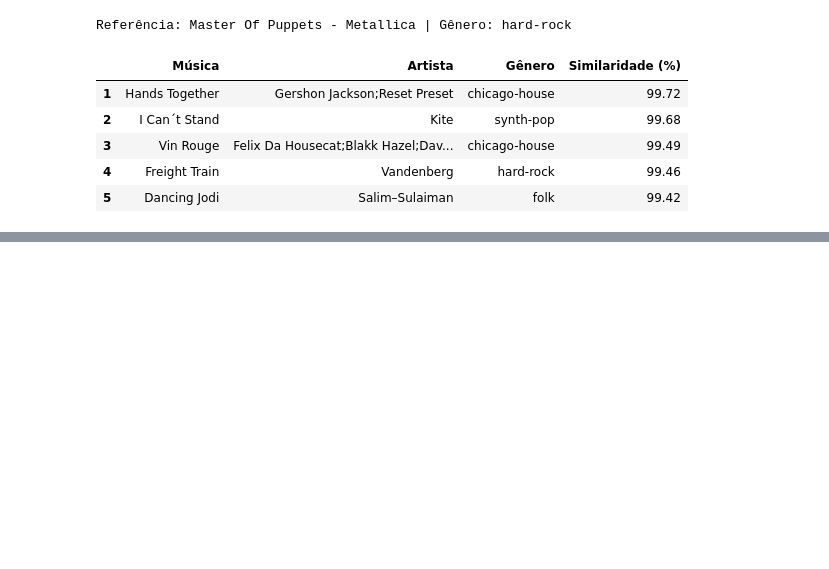
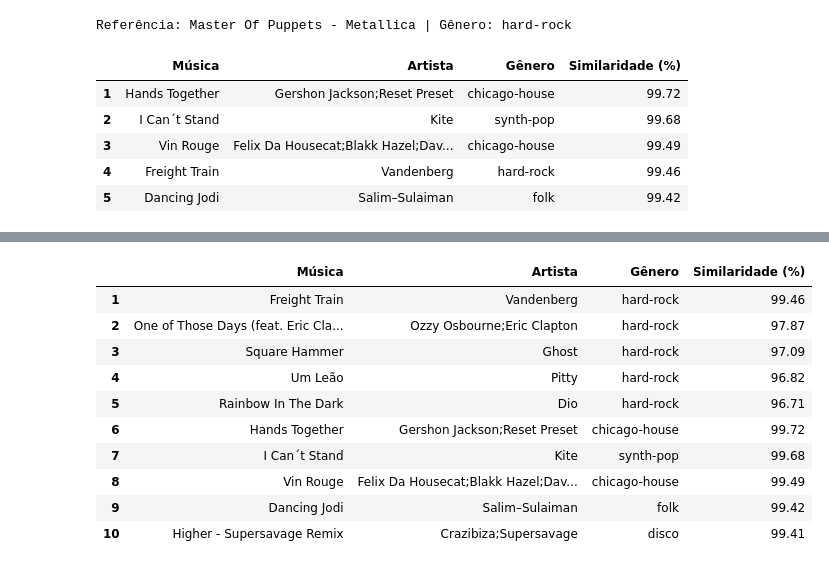
Before and after one commit to GusRilima/ProjAplicado3, a Jupyter notebook: notebooks/sistema_recomendacao_v1.ipynb, the cells around one changed output, grey strips where cells are left out. Drawn from its saved outputs; the diff is of its cells as text; code cells hidden in the pictures; blank space fills up the shorter version.

```diff
--- a/notebooks/sistema_recomendacao_v1.ipynb
+++ b/notebooks/sistema_recomendacao_v1.ipynb
@@ -142,0 +220,75 @@ Referência: Master Of Puppets - Metallica | Gênero: hard-rock
+# %%
+import pandas as pd
+
+def recomendar_hibrido(musica, df, modelo, features, scaler):
+    busca = df[df['track_name'].str.contains(musica, case=False, na=False)]
+
+    if busca.empty:
+        return "Música não encontrada."
+
+    idx = busca.index[0]
+    ref = busca.iloc[0]
+    nome_ref = ref['track_name']
+    artista_ref = ref['artists']
+    genero_ref = ref['track_genre']
+
+    vetor = scaler.transform(df.loc[[idx], features])
+
+    # KNN=1000
+    distancias, indices = modelo.kneighbors(vetor, n_neighbors=1000)
+
+    print(f"Referência: {nome_ref} - {artista_ref} | Gênero: {genero_ref}\n")
+
+    rec_mesmo_genero = []
+    rec_outros = []
+    reservas = []
+    musicas_vistas = set([nome_ref.lower()])
+
+    for i in range(1, len(indices[0])):
+        rec = df.iloc[indices[0][i]]
+        nome_rec = rec['track_name']
+
+        if nome_rec.lower() in musicas_vistas:
+            continue
+
+        sim = (1 - distancias[0][i]) * 100
+
+        dicionario_rec = {
+            'Música': nome_rec,
+            'Artista': rec['artists'],
+            'Gênero': rec['track_genre'],
+            'Similaridade (%)': round(sim, 2)
+        }
+
+        if rec['track_genre'] == genero_ref:
+            if len(rec_mesmo_genero) < 5:
+                rec_mesmo_genero.append(dicionario_rec)
+                musicas_vistas.add(nome_rec.lower())
+        else:
+            if len(rec_outros) < 5:
+                rec_outros.append(dicionario_rec)
+                musicas_vistas.add(nome_rec.lower())
+            elif len(reservas) < 10:
+
+                reservas.append(dicionario_rec)
+                musicas_vistas.add(nome_rec.lower())
+
+        if len(rec_mesmo_genero) == 5 and len(rec_outros) == 5:
+            break
+
+    # TOP 10
+    resultados = rec_mesmo_genero + rec_outros
+
+    if len(resultados) < 10:
+        faltam = 10 - len(resultados)
+        resultados.extend(reservas[:faltam])
+
+    df_resultados = pd.DataFrame(resultados)
+    if not df_resultados.empty:
+        df_resultados.index += 1
+
+    return df_resultados
+
+df_resultados_hibrido = recomendar_hibrido("Master of Puppets", df, modelo, features, scaler)
+display(df_resultados_hibrido)
+# %% [output]
@@ -142,0 +296,11 @@ Referência: Master Of Puppets - Metallica | Gênero: hard-rock
+|  | Música | Artista | Gênero | Similaridade (%) |
+| 1 | Freight Train | Vandenberg | hard-rock | 99.46 |
+| 2 | One of Those Days (feat. Eric Cla... | Ozzy Osbourne;Eric Clapton | hard-rock | 97.87 |
+| 3 | Square Hammer | Ghost | hard-rock | 97.09 |
+| 4 | Um Leão | Pitty | hard-rock | 96.82 |
+| 5 | Rainbow In The Dark | Dio | hard-rock | 96.71 |
+| 6 | Hands Together | Gershon Jackson;Reset Preset | chicago-house | 99.72 |
+| 7 | I Can´t Stand | Kite | synth-pop | 99.68 |
+| 8 | Vin Rouge | Felix Da Housecat;Blakk Hazel;Dav... | chicago-house | 99.49 |
+| 9 | Dancing Jodi | Salim–Sulaiman | folk | 99.42 |
+| 10 | Higher - Supersavage Remix | Crazibiza;Supersavage | disco | 99.41 |
```
Also changed, not shown: parts of 4 cells of this notebook.
